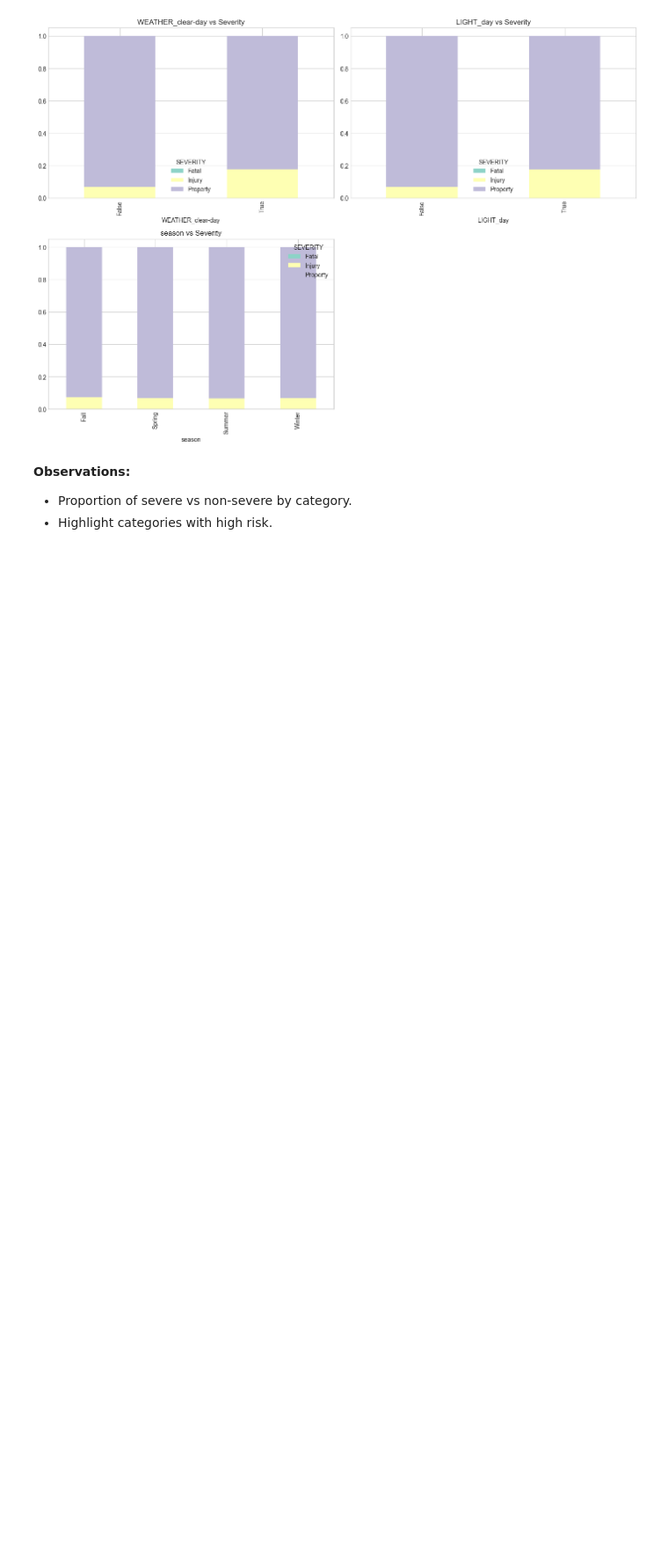
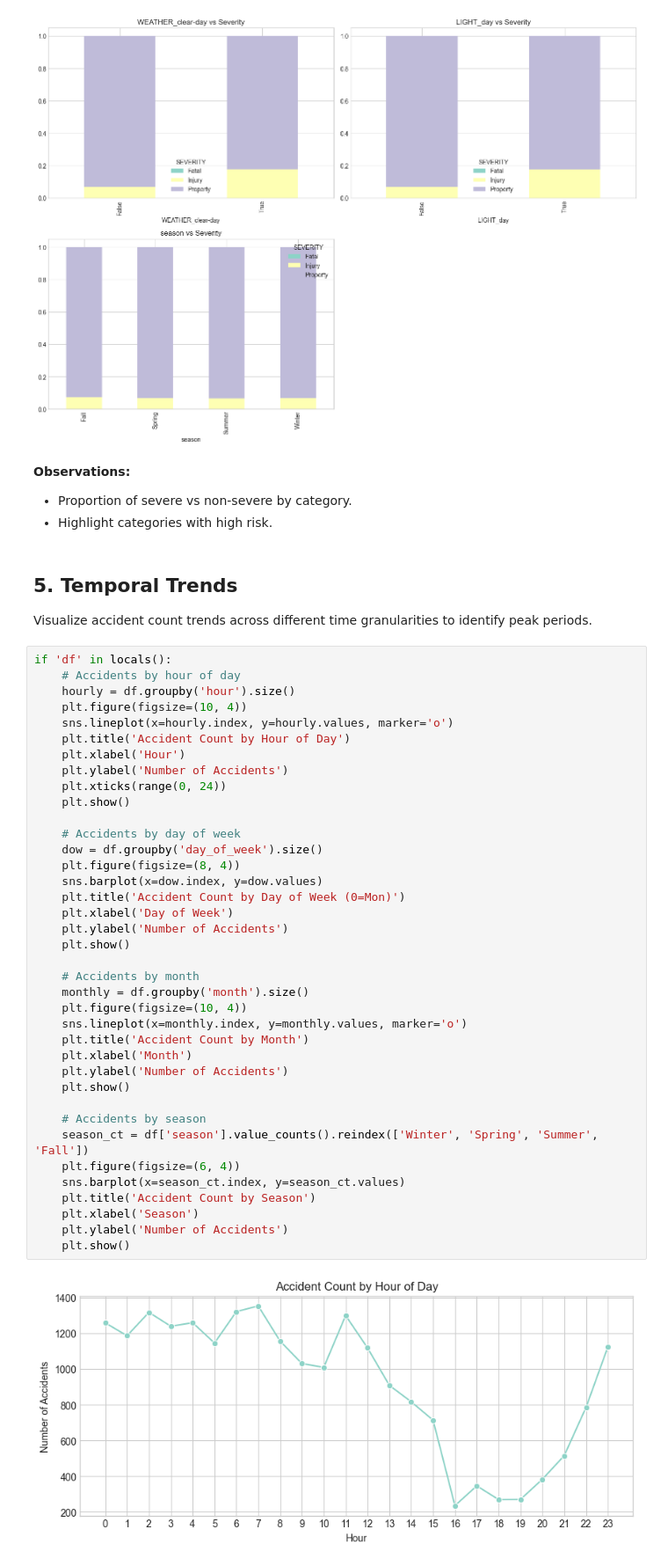
Before and after one commit to mark-cervantes/TrafficAccidentSeverity, a Jupyter notebook: notebooks/03_exploratory_data_analysis.ipynb, the cells around one changed output. Shown: that part at 88% size. Drawn from its saved outputs; the diff is of its cells as text; blank space fills up the shorter version.

Commit message:
feat: added temporal trends, and correlation analysis with heatman on Pearson correlations

```diff
--- a/notebooks/03_exploratory_data_analysis.ipynb
+++ b/notebooks/03_exploratory_data_analysis.ipynb
@@ -122,3 +122,47 @@ plt.show()
 **Observations:**
 - Proportion of severe vs non-severe by category.
 - Highlight categories with high risk.
+# %% [markdown]
+## 5. Temporal Trends
+
+Visualize accident count trends across different time granularities to identify peak periods.
+# %%
+if 'df' in locals():
+    # Accidents by hour of day
+    hourly = df.groupby('hour').size()
+    plt.figure(figsize=(10, 4))
+    sns.lineplot(x=hourly.index, y=hourly.values, marker='o')
+    plt.title('Accident Count by Hour of Day')
+    plt.xlabel('Hour')
+    plt.ylabel('Number of Accidents')
+    plt.xticks(range(0, 24))
+    plt.show()
+
+    # Accidents by day of week
+    dow = df.groupby('day_of_week').size()
+    plt.figure(figsize=(8, 4))
+    sns.barplot(x=dow.index, y=dow.values)
+    plt.title('Accident Count by Day of Week (0=Mon)')
+    plt.xlabel('Day of Week')
+    plt.ylabel('Number of Accidents')
+    plt.show()
+
+    # Accidents by month
+    monthly = df.groupby('month').size()
+    plt.figure(figsize=(10, 4))
+    sns.lineplot(x=monthly.index, y=monthly.values, marker='o')
+    plt.title('Accident Count by Month')
+    plt.xlabel('Month')
+    plt.ylabel('Number of Accidents')
+    plt.show()
+
+    # Accidents by season
+    season_ct = df['season'].value_counts().reindex(['Winter', 'Spring', 'Summer', 'Fall'])
+    plt.figure(figsize=(6, 4))
+    sns.barplot(x=season_ct.index, y=season_ct.values)
+    plt.title('Accident Count by Season')
+    plt.xlabel('Season')
+    plt.ylabel('Number of Accidents')
+    plt.show()
+# %% [output]
+[figure, added]
```
Also changed, not shown: parts of 5 cells of this notebook.
